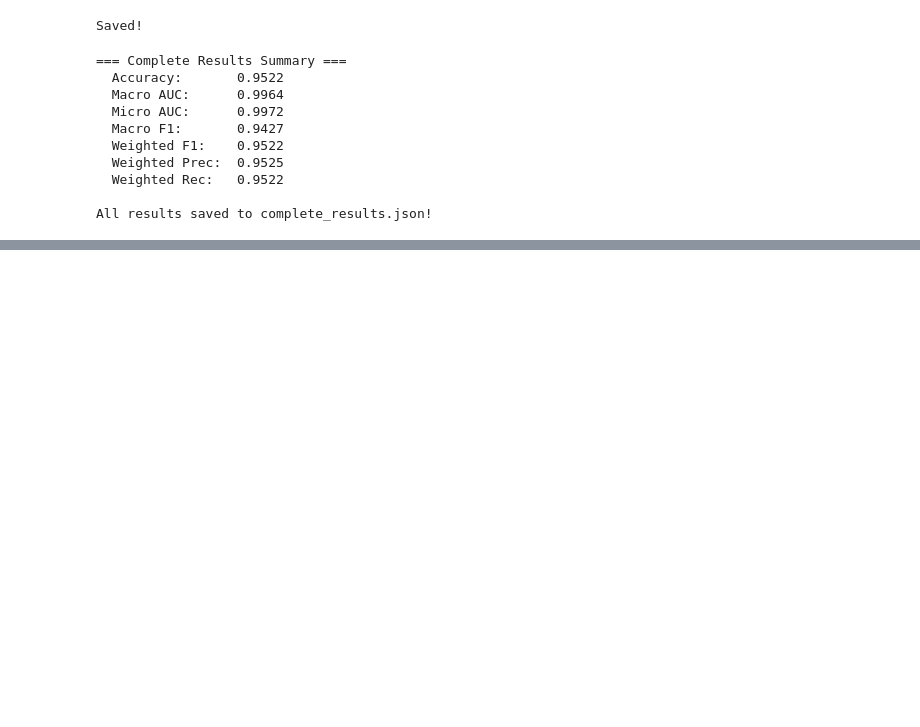
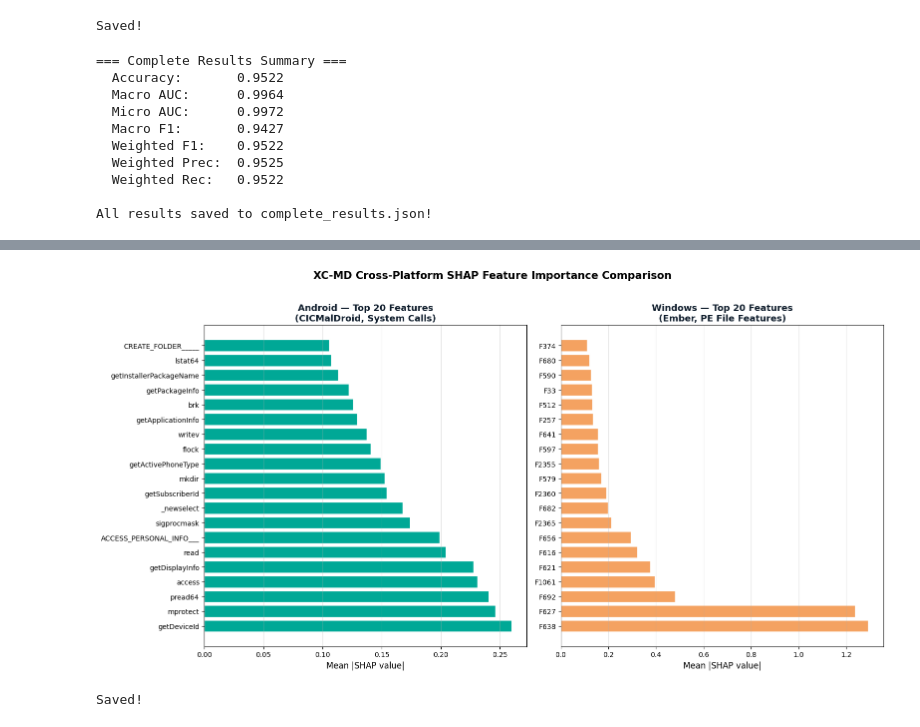
Before and after one commit to S-0120/XAI, a Jupyter notebook: XAI_Project.ipynb, the cells around one changed output, grey strips where cells are left out. Cells and saved outputs as stored; diff of their text form; code cells hidden in the pictures; blank space fills up the shorter version.

```diff
--- a/XAI_Project.ipynb
+++ b/XAI_Project.ipynb
@@ -2260,0 +2353,19 @@ All results saved to complete_results.json!
+# %%
+# Windows — check shape first
+print(f"Windows SHAP shape: {windows_shap.shape}")
+
+# Handle shape — binary or multiclass
+if windows_shap.ndim == 3:
+    windows_mean_shap = np.mean(np.abs(windows_shap), axis=(0, 2))
+elif windows_shap.ndim == 2:
+    windows_mean_shap = np.mean(np.abs(windows_shap), axis=0)
+else:
+    windows_mean_shap = np.abs(windows_shap)
+
+windows_top_idx   = np.argsort(windows_mean_shap)[::-1][:20]
+windows_top_names = [windows_features[i] for i in windows_top_idx]
+windows_top_vals  = windows_mean_shap[windows_top_idx]
+
+print("\nWindows Top 20 features by mean |SHAP|:")
+for i, (n, v) in enumerate(zip(windows_top_names, windows_top_vals)):
+    print(f"  {i+1:2d}. {n:<30} {v:.4f}")
@@ -2260,0 +2390,33 @@ All results saved to complete_results.json!
+# %%
+fig, axes = plt.subplots(1, 2, figsize=(16, 8))
+
+# Android
+axes[0].barh(range(20), android_top_vals[::-1], color='#00A896', edgecolor='white')
+axes[0].set_yticks(range(20))
+axes[0].set_yticklabels(android_top_names[::-1], fontsize=10)
+axes[0].set_xlabel('Mean |SHAP value|', fontsize=12)
+axes[0].set_title('Android — Top 20 Features\n(CICMalDroid, System Calls)',
+                   fontsize=13, fontweight='bold', color='#0D1B2A')
+axes[0].grid(axis='x', alpha=0.3)
+axes[0].invert_yaxis()
+
+# Windows
+axes[1].barh(range(20), windows_top_vals[::-1], color='#F4A261', edgecolor='white')
+axes[1].set_yticks(range(20))
+axes[1].set_yticklabels(windows_top_names[::-1], fontsize=10)
+axes[1].set_xlabel('Mean |SHAP value|', fontsize=12)
+axes[1].set_title('Windows — Top 20 Features\n(Ember, PE File Features)',
+                   fontsize=13, fontweight='bold', color='#0D1B2A')
+axes[1].grid(axis='x', alpha=0.3)
+axes[1].invert_yaxis()
+
+plt.suptitle('XC-MD Cross-Platform SHAP Feature Importance Comparison',
+             fontsize=15, fontweight='bold', y=1.02)
+plt.tight_layout()
+plt.savefig(CROSS_SAVE + 'cross_platform_shap_comparison.png',
+            dpi=150, bbox_inches='tight')
+plt.show()
+print("Saved!")
+# %% [output]
+[figure, added]
+Saved!
```
Also changed, not shown: parts of 10 cells of this notebook.
